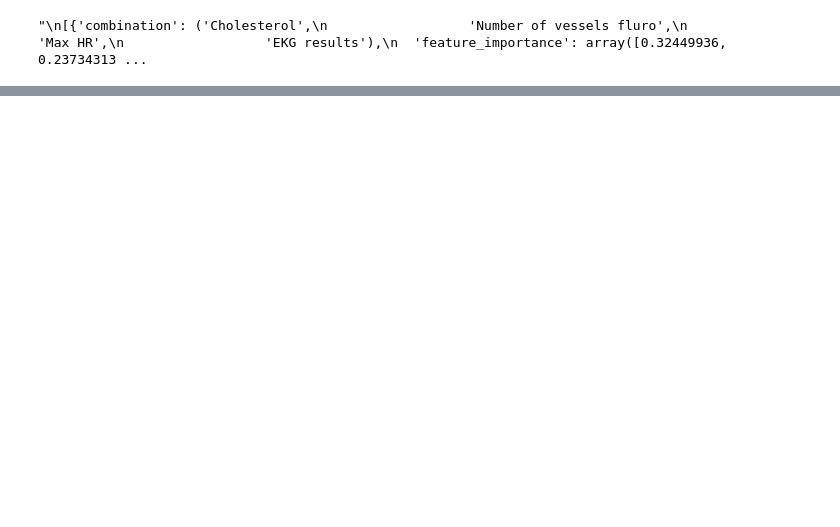
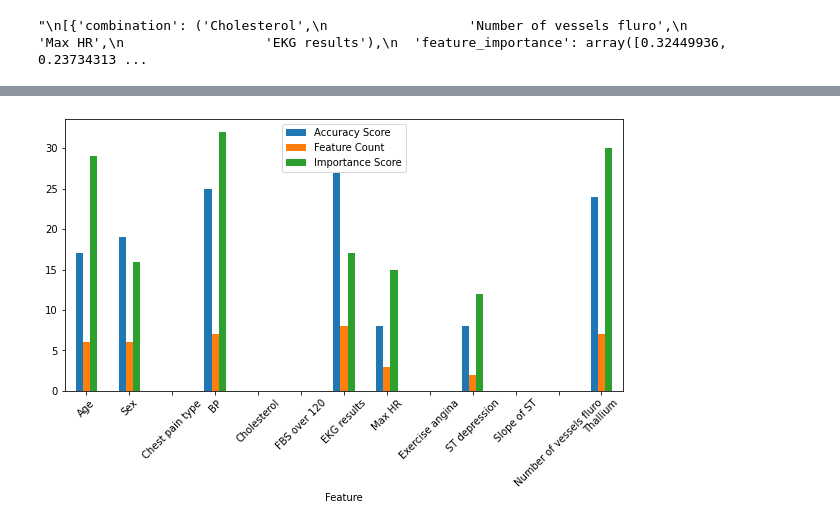
Before and after one commit to BSSB33/DSC-Lab, a Jupyter notebook: oversampling/heart_disease_prediction.ipynb, the cells around one changed output, grey strips where cells are left out. Cells and saved outputs as stored; diff of their text form; code cells hidden in the pictures; blank space fills up the shorter version.

Commit message:
Feature Importance Plotted

```diff
--- a/oversampling/heart_disease_prediction.ipynb
+++ b/oversampling/heart_disease_prediction.ipynb
@@ -95,11 +95,14 @@ import random
 
 feature_set = df_norm.columns
 
+MIN = 3
+MAX = 7
+
 #Remove this line for proper results
-feature_set = random.sample(list(feature_set), 6)
+feature_set = random.sample(list(feature_set), MAX)
 
 combinations = []
-for L in range(4, len(feature_set) + 1):
+for L in range(MIN, len(feature_set) + 1):
     for subset in itertools.combinations(feature_set, L):
         combinations.append(subset)
         print(subset)
@@ -413,0 +418,12 @@ evaulation(output)
+# %%
+list(scores.keys())
+data = []
+for feature in scores.keys():
+    data.append([feature, scores[feature]["accuracy_score"], scores[feature]["feature_appearance"], scores[feature]["importance_score"]])
+
+plot_df = pd.DataFrame(data, columns=["Feature", "Accuracy Score", "Feature Count", "Importance Score"])
+plot_df.plot(x="Feature", y=["Accuracy Score", "Feature Count", "Importance Score"], kind="bar",figsize=(10,5))
+plt.xticks(rotation= 45)
+plt.show()
+# %% [output]
+[figure, added]
```
Also changed, not shown: parts of 6 cells of this notebook, 1 other file.
